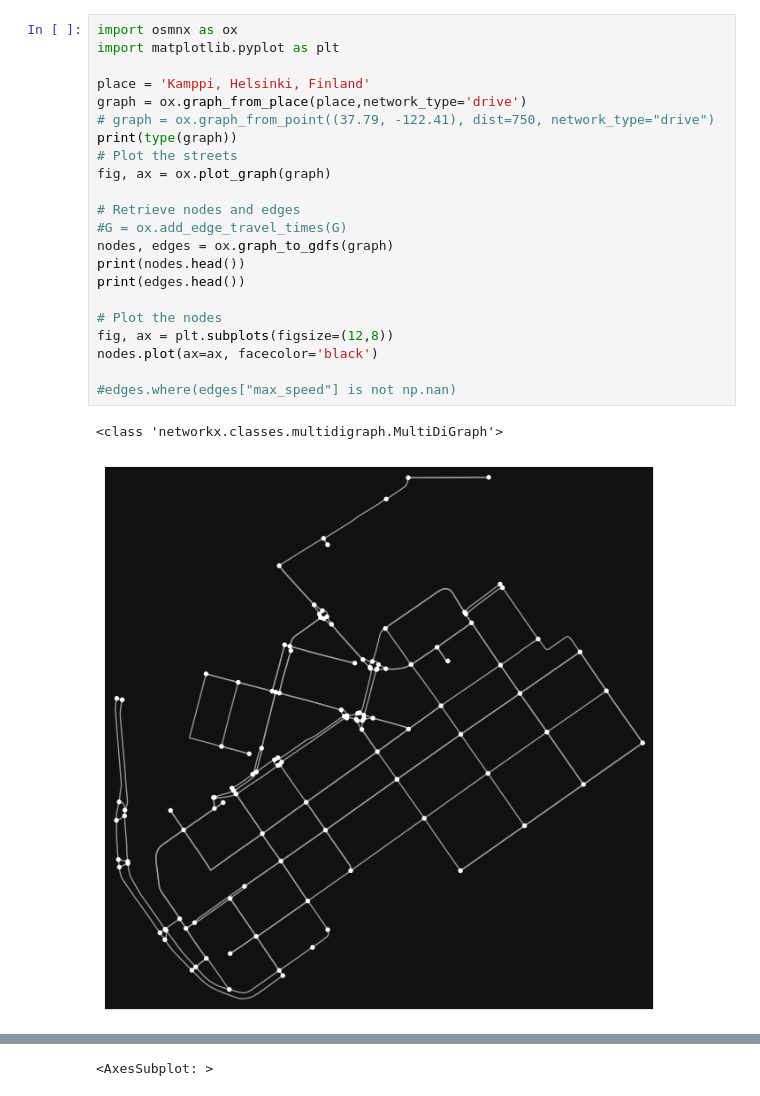
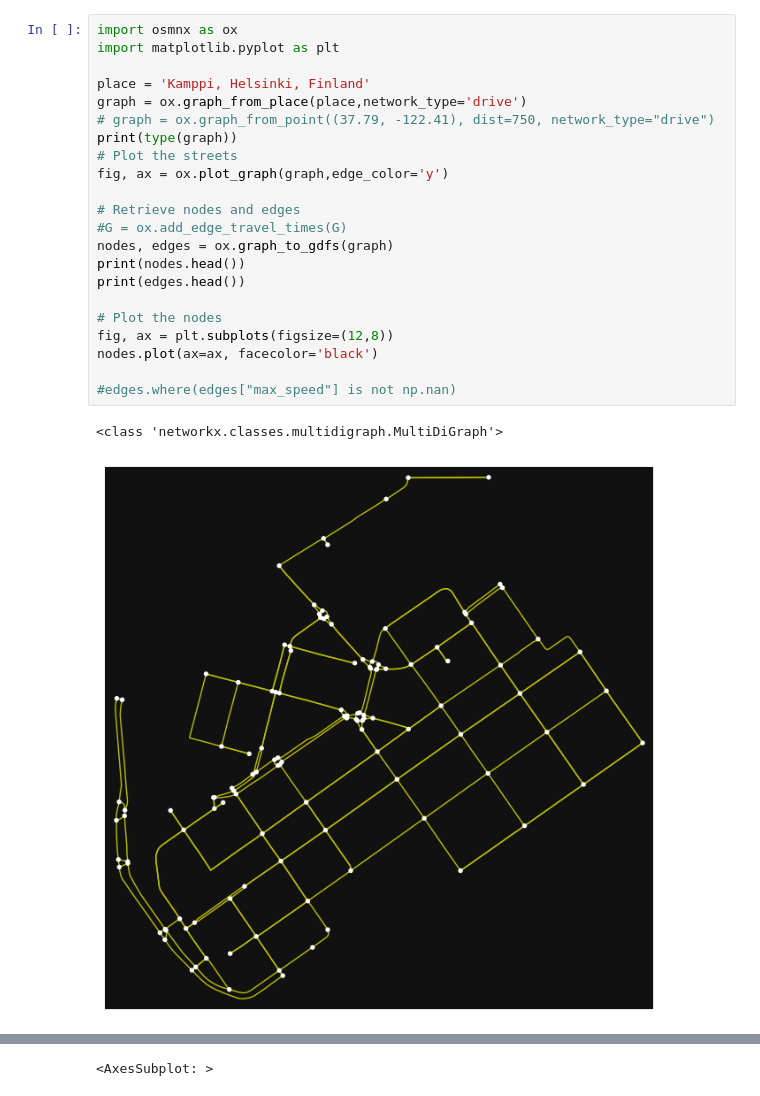
Before and after one commit to elgroselj/distributing_traffic, a Jupyter notebook: resevanje.ipynb, the cells around one changed output, grey strips where cells are left out. Cells and saved outputs as stored; diff of their text form.

```diff
--- a/resevanje.ipynb
+++ b/resevanje.ipynb
@@ -196,28 +99,28 @@ ValueError: this graph's edges have no preexisting `maxspeed` attribute values s
 # %%
 import osmnx as ox
 import matplotlib.pyplot as plt
 
 place = 'Kamppi, Helsinki, Finland'
 graph = ox.graph_from_place(place,network_type='drive')
 # graph = ox.graph_from_point((37.79, -122.41), dist=750, network_type="drive")
 print(type(graph))
 # Plot the streets
-fig, ax = ox.plot_graph(graph)
+fig, ax = ox.plot_graph(graph,edge_color='y')
 
 # Retrieve nodes and edges
 #G = ox.add_edge_travel_times(G)
 nodes, edges = ox.graph_to_gdfs(graph)
 print(nodes.head())
 print(edges.head())
 
 # Plot the nodes
 fig, ax = plt.subplots(figsize=(12,8))
 nodes.plot(ax=ax, facecolor='black')
 
 #edges.where(edges["max_speed"] is not np.nan)
 # %% [output]
 <class 'networkx.classes.multidigraph.MultiDiGraph'>
-[figure, old version]
+[figure, new version]
                   y          x  street_count highway  \
 osmid
 25216594  60.164794  24.921057             4     NaN
```
Also changed, not shown: parts of 17 cells of this notebook, 1 other file.
